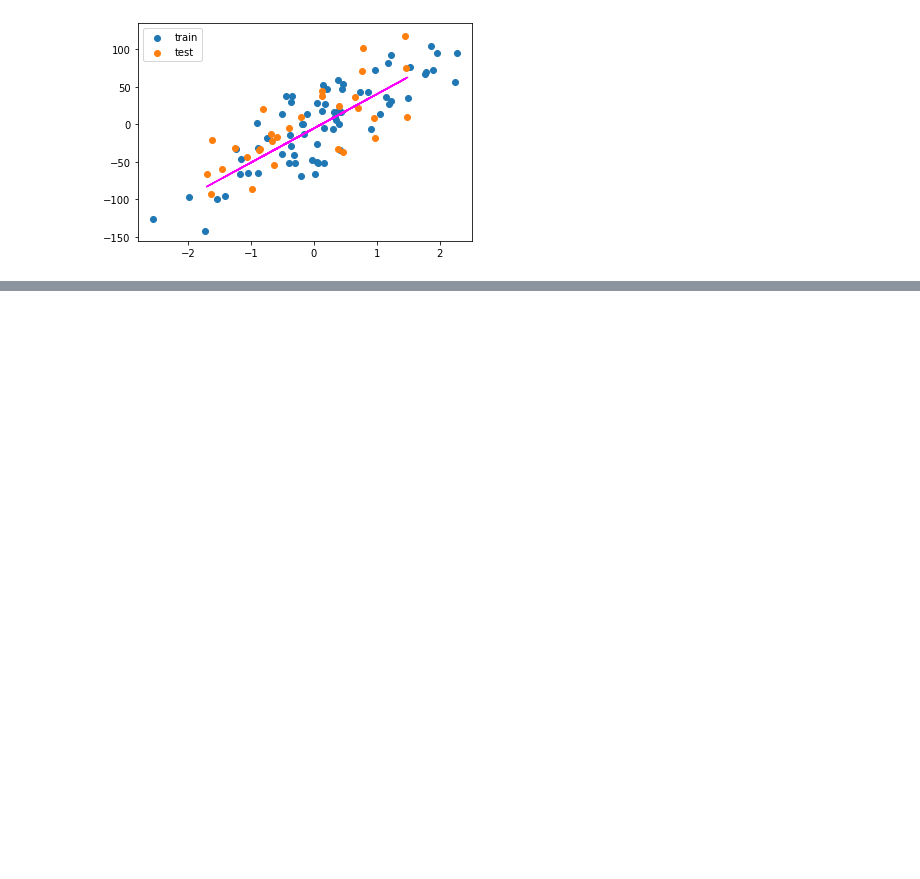
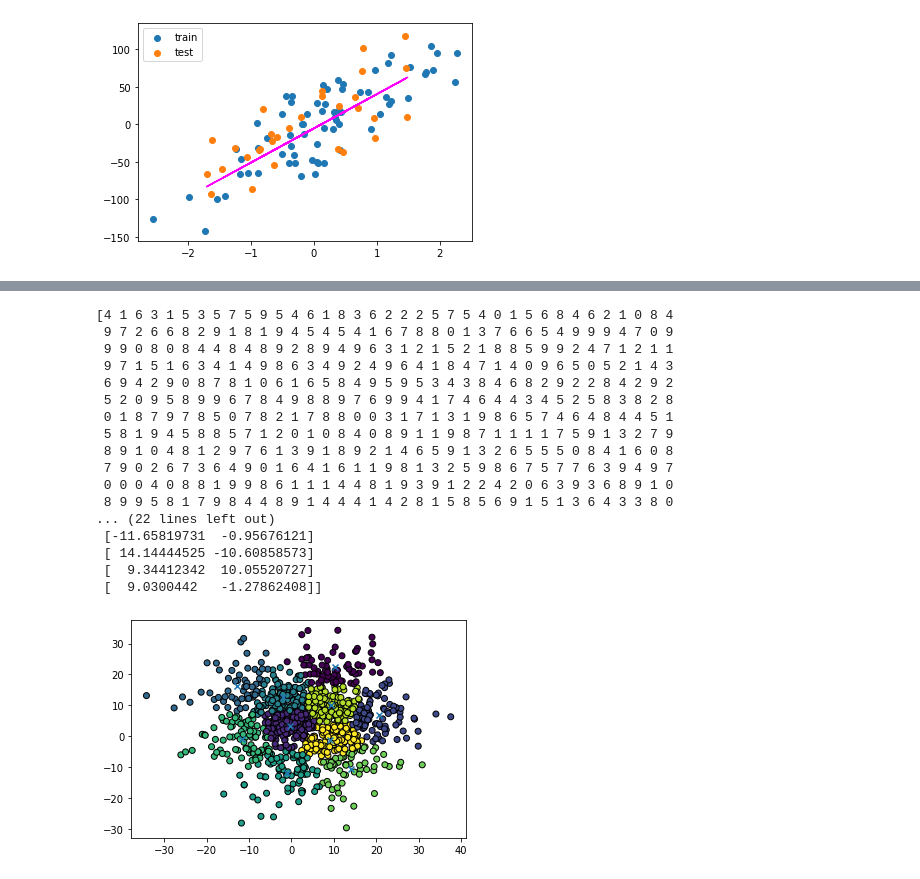
Before and after one commit to HIRO76/jupyter_lesson, a Jupyter notebook: lesson/lesson13.ipynb, the cells around one changed output, grey strips where cells are left out. Drawn from its saved outputs; the diff is of its cells as text; code cells hidden in the pictures; blank space fills up the shorter version.

```diff
--- a/lesson/lesson13.ipynb
+++ b/lesson/lesson13.ipynb
@@ -42,0 +117,35 @@ plt.show()
+# %%
+from sklearn import datasets
+from sklearn import cluster
+import matplotlib.pyplot as plt
+
+data, label = datasets.make_blobs(n_samples=1000, centers=5, cluster_std=10)
+
+e = cluster.KMeans(n_clusters=10)
+e.fit(data)
+
+print(e.labels_)
+print(e.cluster_centers_)
+
+plt.scatter(data[:,0], data[:,1], marker="o", c=e.labels_, edgecolor="k")
+plt.scatter(e.cluster_centers_[:,0], e.cluster_centers_[:,1], marker="x")
+plt.show()
+# %% [output]
+[4 1 6 3 1 5 3 5 7 5 9 5 4 6 1 8 3 6 2 2 2 5 7 5 4 0 1 5 6 8 4 6 2 1 0 8 4
+ 9 7 2 6 6 8 2 9 1 8 1 9 4 5 4 5 4 1 6 7 8 8 0 1 3 7 6 6 5 4 9 9 9 4 7 0 9
+ 9 9 0 8 0 8 4 4 8 4 8 9 2 8 9 4 9 6 3 1 2 1 5 2 1 8 8 5 9 9 2 4 7 1 2 1 1
+ 9 7 1 5 1 6 3 4 1 4 9 8 6 3 4 9 2 4 9 6 4 1 8 4 7 1 4 0 9 6 5 0 5 2 1 4 3
+ 6 9 4 2 9 0 8 7 8 1 0 6 1 6 5 8 4 9 5 9 5 3 4 3 8 4 6 8 2 9 2 2 8 4 2 9 2
+ 5 2 0 9 5 8 9 9 6 7 8 4 9 8 8 9 7 6 9 9 4 1 7 4 6 4 4 3 4 5 2 5 8 3 8 2 8
+ 0 1 8 7 9 7 8 5 0 7 8 2 1 7 8 8 0 0 3 1 7 1 3 1 9 8 6 5 7 4 6 4 8 4 4 5 1
+ 5 8 1 9 4 5 8 8 5 7 1 2 0 1 0 8 4 0 8 9 1 1 9 8 7 1 1 1 1 7 5 9 1 3 2 7 9
+ 8 9 1 0 4 8 1 2 9 7 6 1 3 9 1 8 9 2 1 4 6 5 9 1 3 2 6 5 5 5 0 8 4 1 6 0 8
+ 7 9 0 2 6 7 3 6 4 9 0 1 6 4 1 6 1 1 9 8 1 3 2 5 9 8 6 7 5 7 7 6 3 9 4 9 7
+ 0 0 0 4 0 8 8 1 9 9 8 6 1 1 1 4 4 8 1 9 3 9 1 2 2 4 2 0 6 3 9 3 6 8 9 1 0
+ 8 9 9 5 8 1 7 9 8 4 4 8 9 1 4 4 4 1 4 2 8 1 5 8 5 6 9 1 5 1 3 6 4 3 3 8 0
+... (22 lines left out)
+ [-11.65819731  -0.95676121]
+ [ 14.14444525 -10.60858573]
+ [  9.34412342  10.05520727]
+ [  9.0300442   -1.27862408]]
+[figure, added]
```
Also changed, not shown: parts of 5 cells of this notebook.
